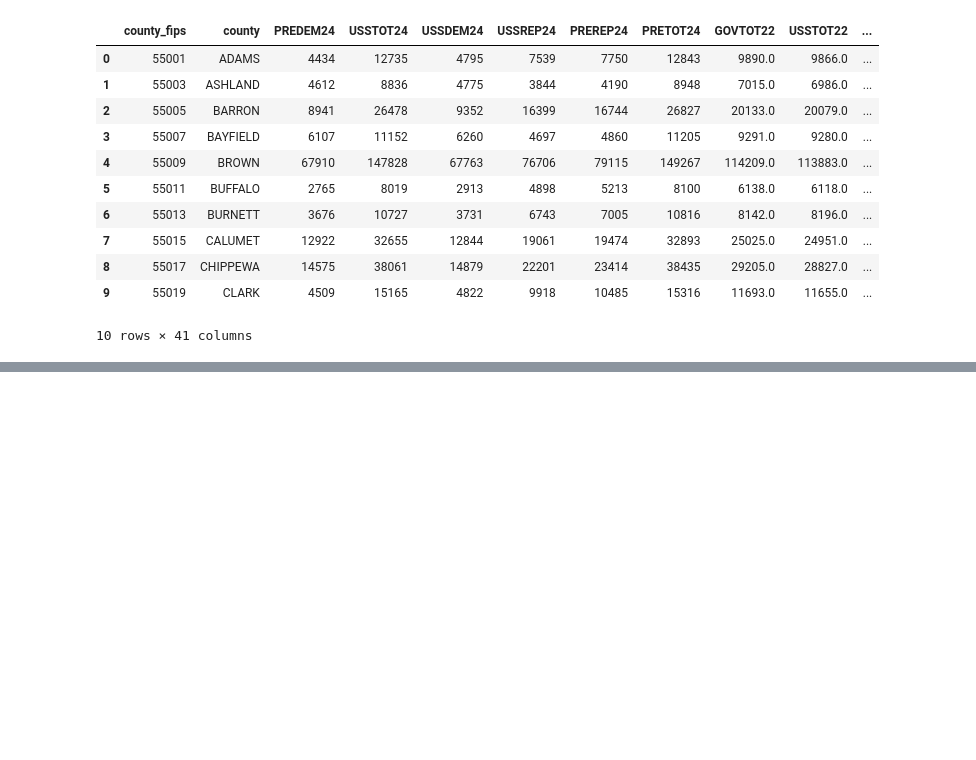
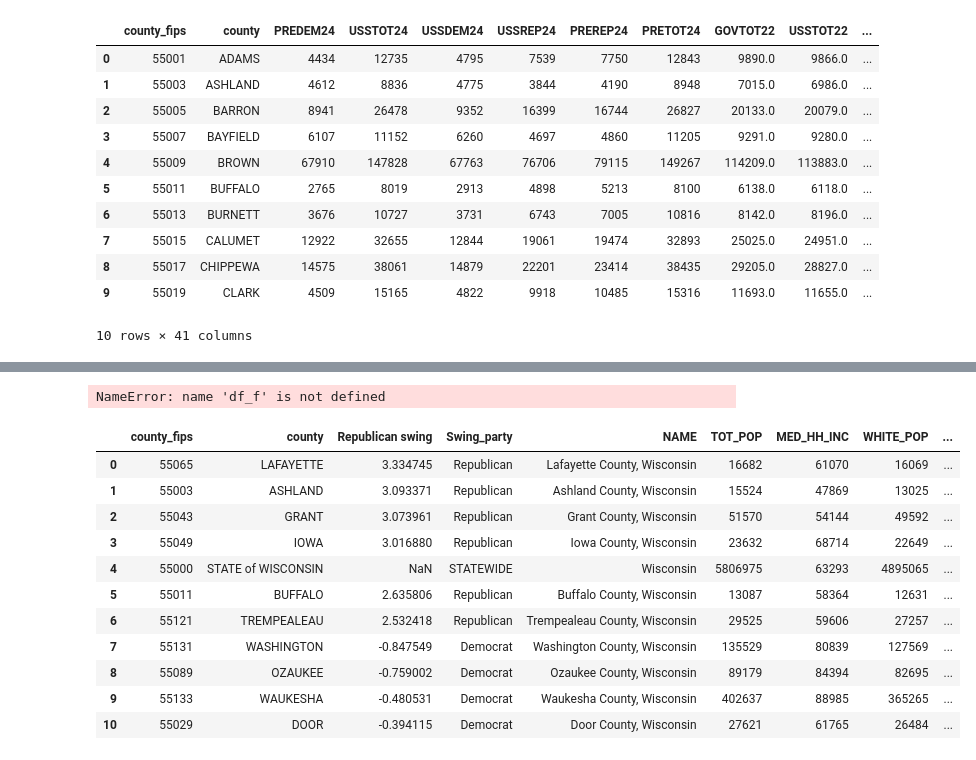
Before and after one commit to hbensen7/data-journalism-final, a Jupyter notebook: data_analysis.ipynb, the cells around one changed output, grey strips where cells are left out. Drawn from its saved outputs; the diff is of its cells as text; code cells hidden in the pictures; blank space fills up the shorter version.

Commit message:
Adds more data analysis

```diff
--- a/data_analysis.ipynb
+++ b/data_analysis.ipynb
@@ -120,13 +162,15 @@ YEAR = 2020
 #     https://api.census.gov/data/2020/acs/acs5/variables/B01003_001E.html, and
 #     https://api.census.gov/data/2020/acs/acs5/variables/B19013_001E.html.
 #
-TOTAL_POPULATION_VARIABLE = "B01003_001E"
-MEDIAN_HOUSEHOLD_INCOME_VARIABLE = "B19013_001E"
+TOT_POP = "B01003_001E"
+MED_HH_INC = "B19013_001E"
 WHITE_ALONE = "B02001_002E"
+#LAND_AREA = "ALAND"
 
 # The variables we are going to query.
-VARIABLES = ["NAME", TOTAL_POPULATION_VARIABLE, MEDIAN_HOUSEHOLD_INCOME_VARIABLE, WHITE_ALONE]
+VARIABLES = ["NAME", TOT_POP, MED_HH_INC, WHITE_ALONE]
 # %%
+#Download census county-level demographic data
 from censusdis import states
 
 df_counties = ced.download(
@@ -142,5 +186,11 @@ df_counties.head(10)
 
 df_counties["county_fips"] = df_counties["STATE"] + df_counties["COUNTY"]
 df_counties["county_fips"] = pd.to_numeric(df_counties["county_fips"])
-df_counties.info()
+
+
+df_counties.columns = ['STATE', 'COUNTY', 'NAME', 'TOT_POP', 'MED_HH_INC', 'WHITE_POP', 'county_fips']
+
+df_counties2 = df_counties[['NAME', 'TOT_POP', 'MED_HH_INC', 'WHITE_POP', 'county_fips']]
+
+df_counties2.head()
 # %% [output]
@@ -163,10 +321,34 @@ df_merge = df_f.merge(df_counties, how='left')
 #type(df_counties)
 
 #Calculate the percentage of people in each county who swung toward Trump in 2024 compared to 2020
-df_merge["swing_pc"] = df_merge["DIFF_PRE_REP_20to24"]/df_merge["B01003_001E"]*100
+#df_merge["swing_pc"] = df_merge["DIFF_PRE_REP_20to24"]/df_merge["B01003_001E"]*100
 
 #Calcuate the percent white
-df_merge["white_pct"] = df_merge["B02001_002E"]/df_merge["B01003_001E"]*100
+df_merge["white_pct"] = df_merge["WHITE_POP"]/df_merge["TOT_POP"]*100
+
+df_merge.head()
+# %% [output]
+NameError: name 'df_f' is not defined
+# %%
+#merge XYZ data with demographics data
+df_bars = df_swings.merge(df_demographics, how='left')
+df_bars["white_pct"] = df_merge["WHITE_POP"]/df_merge["TOT_POP"]*100
+
+
+df_bars.head(11)
+# %% [output]
+|  | county_fips | county | Republican swing | Swing_party | NAME | TOT_POP | MED_HH_INC | WHITE_POP | ... |
+| 0 | 55065 | LAFAYETTE | 3.334745 | Republican | Lafayette County, Wisconsin | 16682 | 61070 | 16069 | ... |
+| 1 | 55003 | ASHLAND | 3.093371 | Republican | Ashland County, Wisconsin | 15524 | 47869 | 13025 | ... |
+| 2 | 55043 | GRANT | 3.073961 | Republican | Grant County, Wisconsin | 51570 | 54144 | 49592 | ... |
+| 3 | 55049 | IOWA | 3.016880 | Republican | Iowa County, Wisconsin | 23632 | 68714 | 22649 | ... |
+| 4 | 55000 | STATE of WISCONSIN | NaN | STATEWIDE | Wisconsin | 5806975 | 63293 | 4895065 | ... |
+| 5 | 55011 | BUFFALO | 2.635806 | Republican | Buffalo County, Wisconsin | 13087 | 58364 | 12631 | ... |
+| 6 | 55121 | TREMPEALEAU | 2.532418 | Republican | Trempealeau County, Wisconsin | 29525 | 59606 | 27257 | ... |
+| 7 | 55131 | WASHINGTON | -0.847549 | Democrat | Washington County, Wisconsin | 135529 | 80839 | 127569 | ... |
+| 8 | 55089 | OZAUKEE | -0.759002 | Democrat | Ozaukee County, Wisconsin | 89179 | 84394 | 82695 | ... |
+| 9 | 55133 | WAUKESHA | -0.480531 | Democrat | Waukesha County, Wisconsin | 402637 | 88985 | 365265 | ... |
+| 10 | 55029 | DOOR | -0.394115 | Democrat | Door County, Wisconsin | 27621 | 61765 | 26484 | ... |
 # %%
 
 df_merge.to_csv('data.csv', index=False)
```
Also changed, not shown: parts of 7 cells of this notebook.
